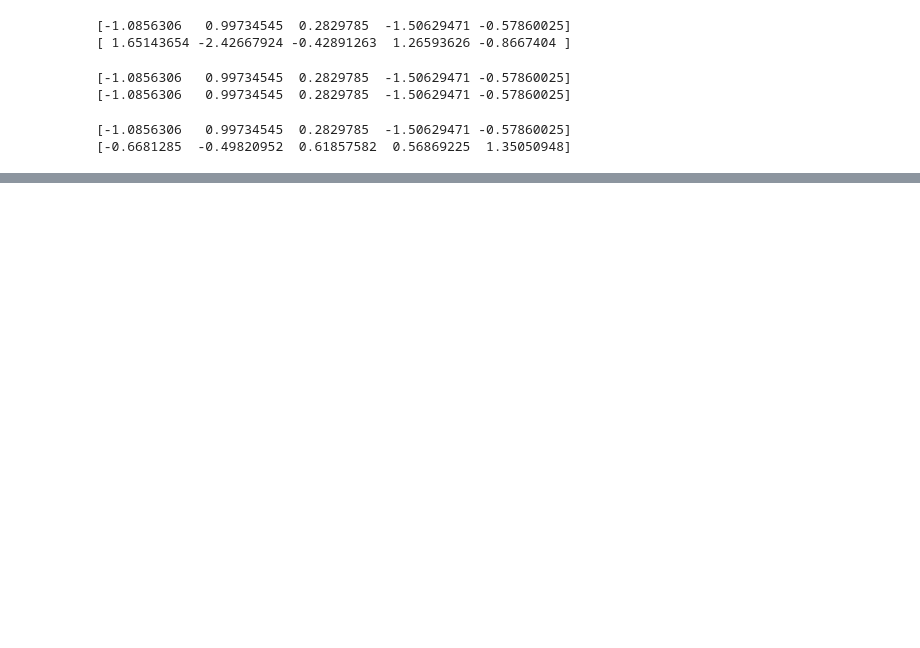
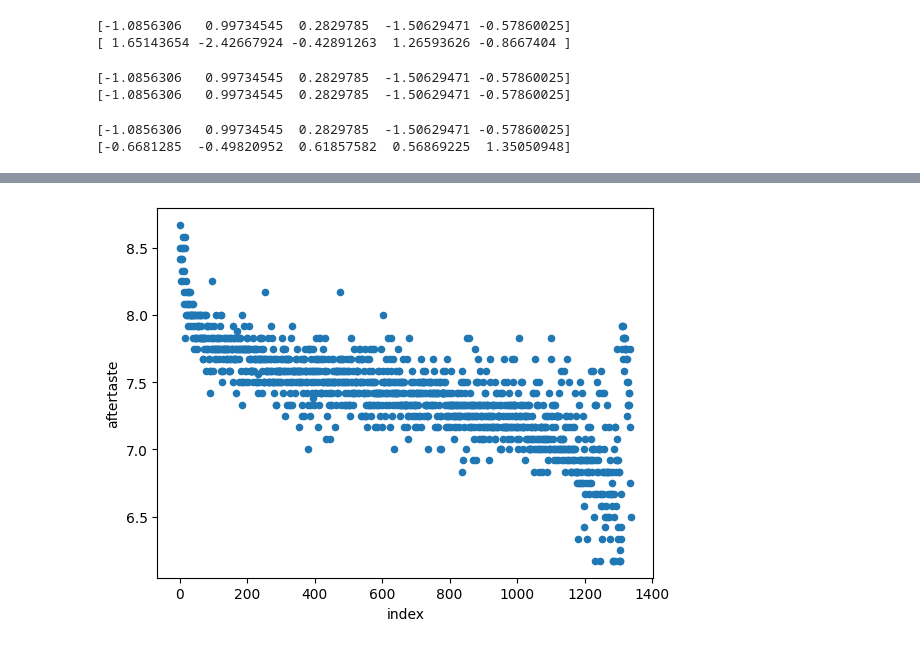
Before and after one commit to MichaelSzczepaniak/DataCamp, a Jupyter notebook: Tracks/Associate Data Scientist/28 Sampling in Python/SamplingInPython.ipynb, the cells around one changed output, grey strips where cells are left out. Cells and saved outputs as stored; diff of their text form; code cells hidden in the pictures; blank space fills up the shorter version.

Commit message:
add content around stratified and weight random sampling in notebook

```diff
--- a/Tracks/Associate Data Scientist/28 Sampling in Python/SamplingInPython.ipynb
+++ b/Tracks/Associate Data Scientist/28 Sampling in Python/SamplingInPython.ipynb
@@ -163,0 +174,4 @@ print(y)
+# %%
+# simple sampling
+coffee_ratings = pd.read_feather('./data/coffee_ratings_full.feather')
+coffee_ratings.sample(n=5, random_state=19000113)
@@ -163,0 +208,6 @@ print(y)
+# %%
+coffee_ratings_with_id = coffee_ratings.reset_index()
+coffee_ratings_with_id.plot(x="index", y="aftertaste", kind="scatter")
+plt.show()
+# %% [output]
+[figure, added]
```
Also changed, not shown: parts of 33 cells of this notebook, 1 other file.
